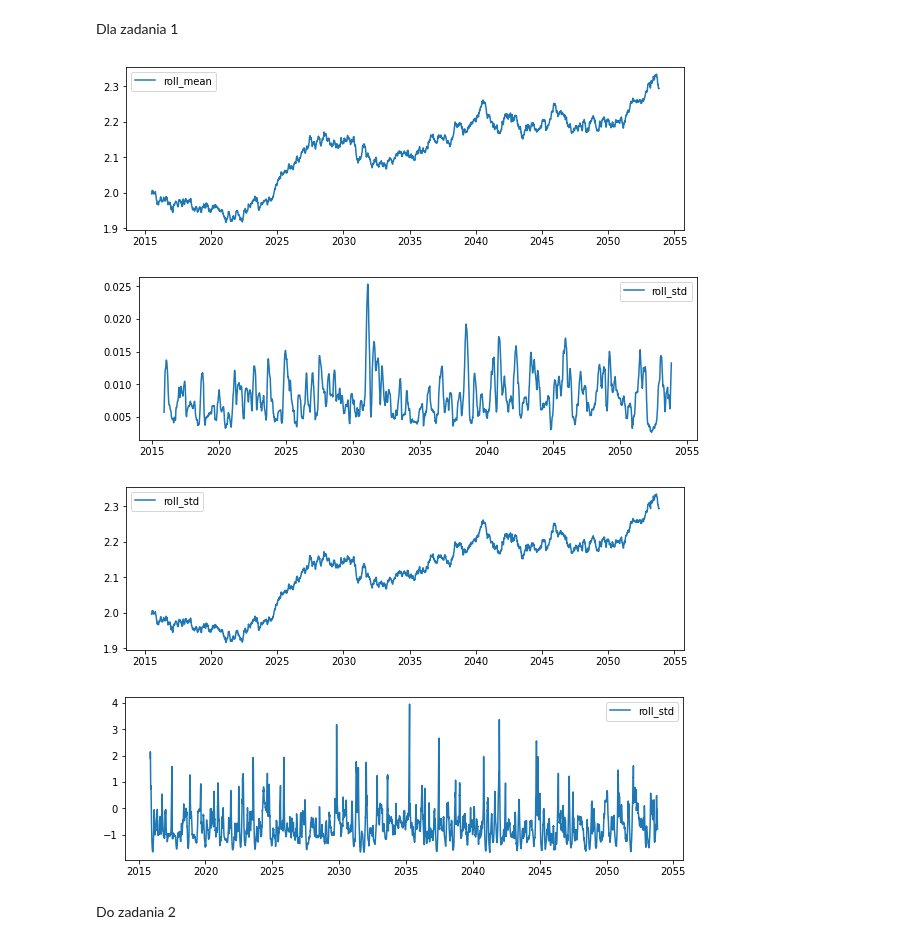
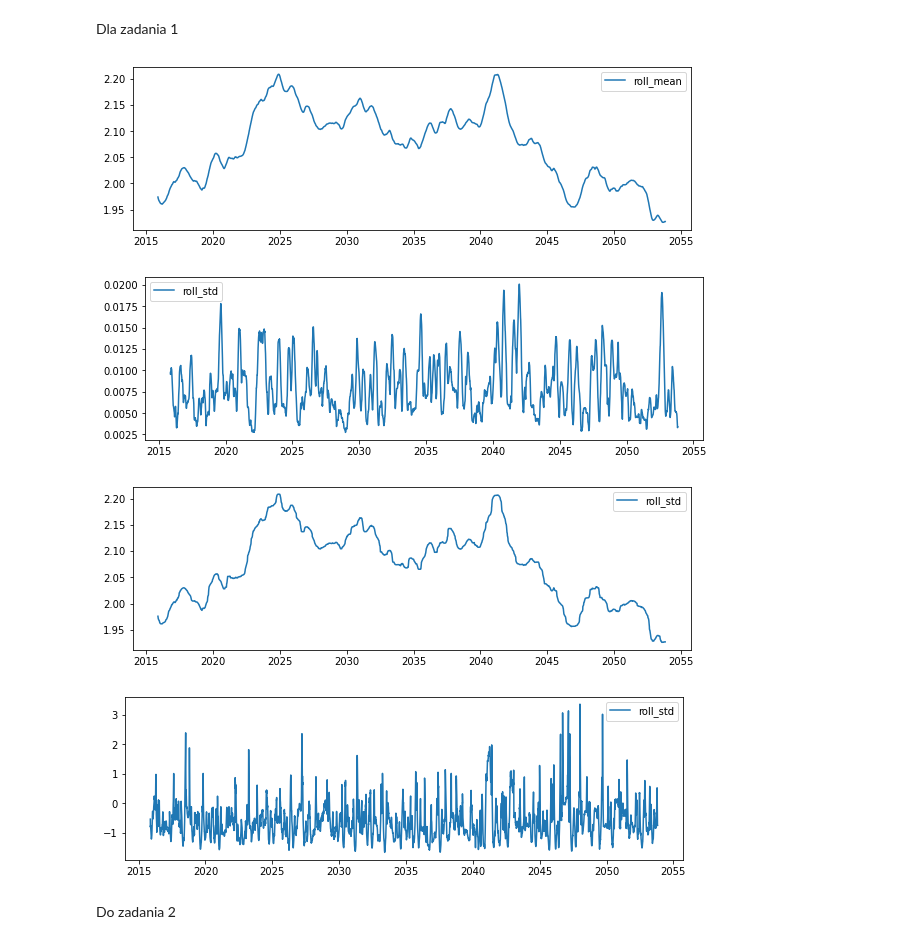
Before and after one commit to 11jolek11/BigData, a Jupyter notebook: List4.ipynb, the cells around one changed output. Cells and saved outputs as stored; diff of their text form; code cells hidden in the pictures.

```diff
--- a/List4.ipynb
+++ b/List4.ipynb
@@ -80,43 +81,46 @@ print(corr_dim(x, 1))
 # %% [markdown]
 # Zad 3
+# %%
+# Szerokosc okna
+h = 100
 # %% [markdown]
 Dla zadania 1
 # %%
-roll_mean = x.rolling(7).mean()
+roll_mean = x.rolling(h).mean()
 
 plt.figure(figsize=(10,3))
 plt.plot(t, roll_mean, label='roll_mean')
 plt.legend()
 plt.show()
 # %% [output]
-[figure, old version]
+[figure, new version]
 # %%
-roll_std = x.rolling(100).std()
+roll_std = x.rolling(h).std()
 
 plt.figure(figsize=(10,3))
 plt.plot(t, roll_std, label='roll_std')
 plt.legend()
 plt.show()
 # %% [output]
-[figure, old version]
+[figure, new version]
 # %%
-roll_median = x.rolling(7).median()
+roll_median = x.rolling(h).median()
 
 plt.figure(figsize=(10,3))
 plt.plot(t, roll_median, label='roll_std')
 plt.legend()
 plt.show()
 # %% [output]
-[figure, old version]
+[figure, new version]
 # %%
-roll_kurtosis = x.rolling(100).apply(kurtosis)
+roll_kurtosis = x.rolling(h).apply(kurtosis)
 
 plt.figure(figsize=(10,3))
 plt.plot(t, roll_kurtosis, label='roll_std')
 plt.legend()
 plt.show()
 # %% [output]
-[figure, old version]
+[figure, new version]
 # %% [markdown]
 Do zadania 2
 # %%
```
Also changed, not shown: parts of 24 cells of this notebook.
